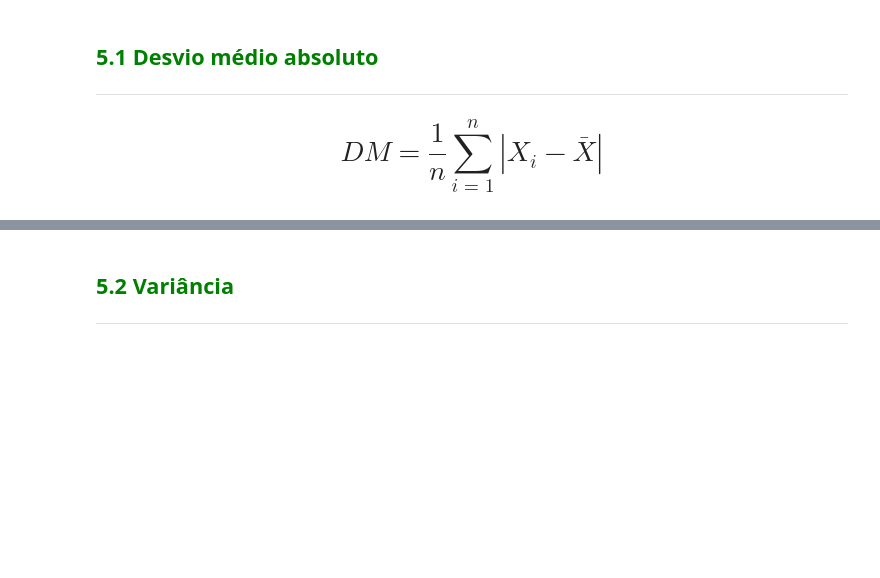
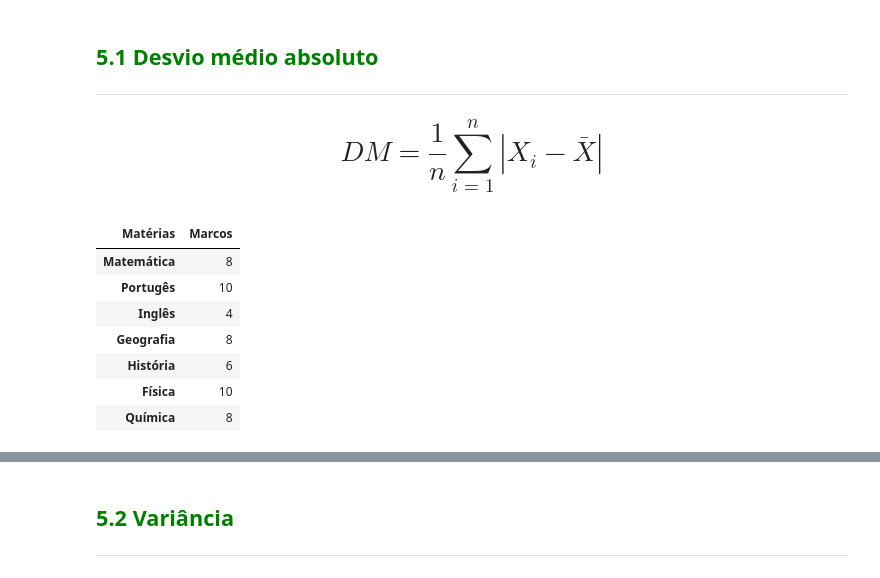
Before and after one commit to matheus6266/formacao_data_science, a Jupyter notebook: 02 - Estatística Python 1/Curso_de_Estatística_Parte_1.ipynb, the cells around one changed output, grey strips where cells are left out. Cells and saved outputs as stored; diff of their text form; code cells hidden in the pictures; blank space fills up the shorter version.

```diff
--- a/02 - Estatística Python 1/Curso_de_Estatística_Parte_1.ipynb
+++ b/02 - Estatística Python 1/Curso_de_Estatística_Parte_1.ipynb
@@ -953,3 +953,19 @@ Embora as medidas de posição forneçam uma sumarização bastante importante d
 
 
 # $$DM = \frac 1n\sum_{i=1}^{n}|X_i-\bar{X}|$$
+# %%
+# Criando um novo data frame para a realização do cálculo
+# do desvio padrão . Com a utilização de dois "[[]]" ele cria um data frame ao invés de uma série
+
+
+notas_marcos = df[["Marcos"]]
+notas_marcos
+# %% [output]
+| Matérias | Marcos |
+| Matemática | 8 |
+| Portugês | 10 |
+| Inglês | 4 |
+| Geografia | 8 |
+| História | 6 |
+| Física | 10 |
+| Química | 8 |
```
Also changed, not shown: parts of 7 cells of this notebook.
